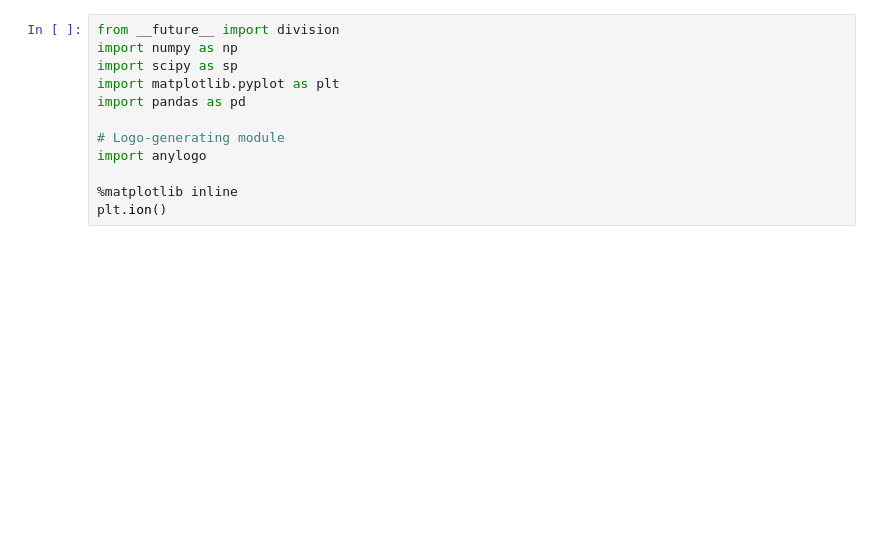
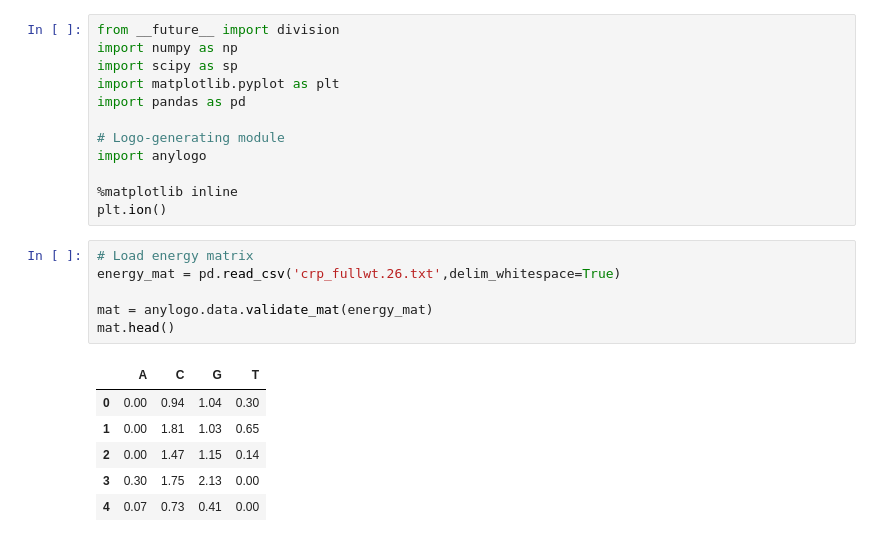
Before and after one commit to jbkinney/logomaker, a Jupyter notebook: test_anylogo.ipynb, the cells around one changed output. Cells and saved outputs as stored; diff of their text form; blank space fills up the shorter version.

```diff
--- a/test_anylogo.ipynb
+++ b/test_anylogo.ipynb
@@ -10,6 +10,19 @@ import anylogo
 
 %matplotlib inline
 plt.ion()
+# %%
+# Load energy matrix
+energy_mat = pd.read_csv('crp_fullwt.26.txt',delim_whitespace=True)
+
+mat = anylogo.data.validate_mat(energy_mat)
+mat.head()
+# %% [output]
+|  | A | C | G | T |
+| 0 | 0.00 | 0.94 | 1.04 | 0.30 |
+| 1 | 0.00 | 1.81 | 1.03 | 0.65 |
+| 2 | 0.00 | 1.47 | 1.15 | 0.14 |
+| 3 | 0.30 | 1.75 | 2.13 | 0.00 |
+| 4 | 0.07 | 0.73 | 0.41 | 0.00 |
 # %%
 fig = plt.figure(figsize=[8,6])
 
```
Also changed, not shown: parts of 1 cell of this notebook, 11 other files.
